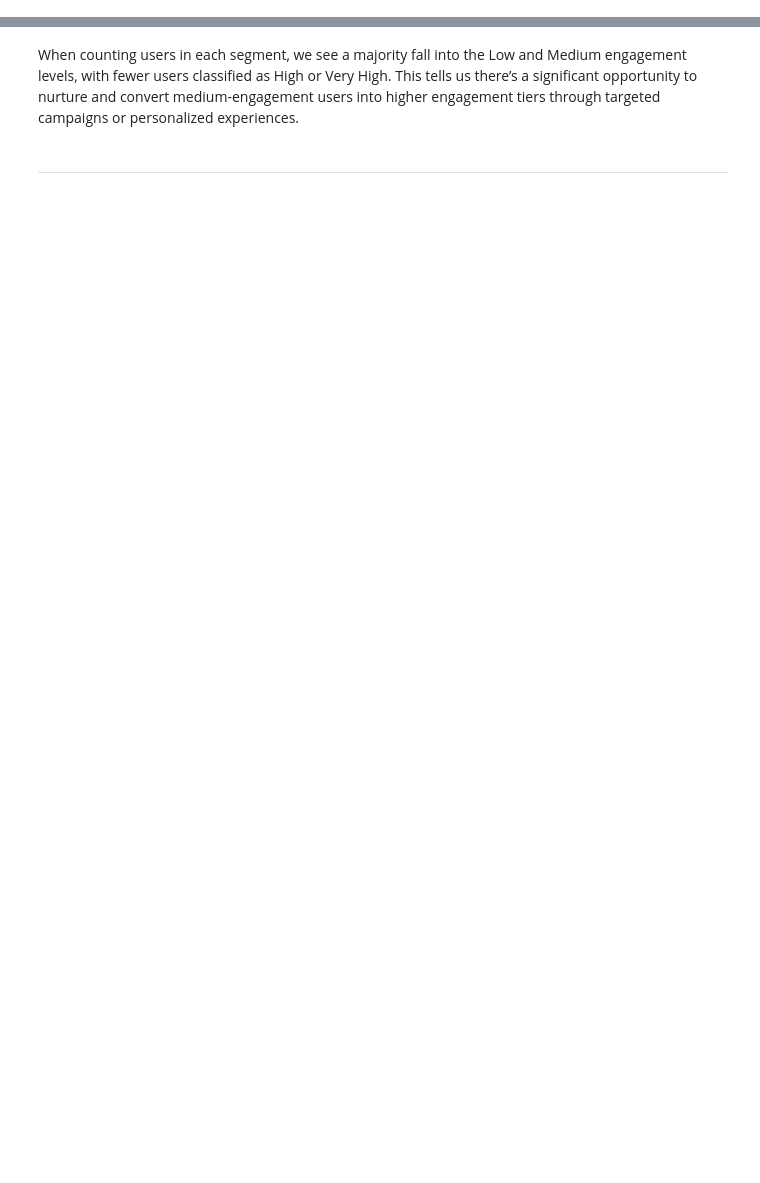
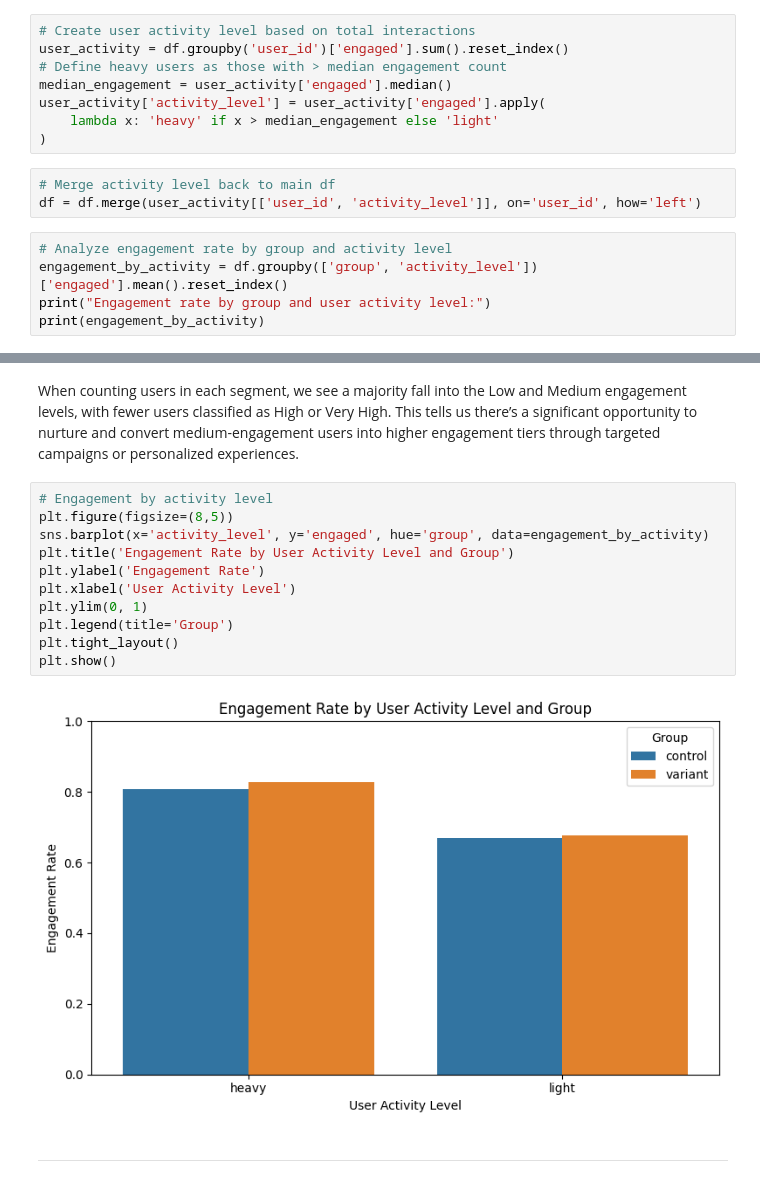
Before and after one commit to surpiya19/feedRanking, a Jupyter notebook: notebooks/user_level_engagement.ipynb, the cells around one changed output, grey strips where cells are left out. Drawn from its saved outputs; the diff is of its cells as text; blank space fills up the shorter version.

```diff
--- a/notebooks/user_level_engagement.ipynb
+++ b/notebooks/user_level_engagement.ipynb
@@ -63,3 +63,19 @@ Medium       6672
 High         3095
 Very High       0
 Name: count, dtype: int64
+# %%
+# Create user activity level based on total interactions
+user_activity = df.groupby('user_id')['engaged'].sum().reset_index()
+# Define heavy users as those with > median engagement count
+median_engagement = user_activity['engaged'].median()
+user_activity['activity_level'] = user_activity['engaged'].apply(
+    lambda x: 'heavy' if x > median_engagement else 'light'
+)
+# %%
+# Merge activity level back to main df
+df = df.merge(user_activity[['user_id', 'activity_level']], on='user_id', how='left')
+# %%
+# Analyze engagement rate by group and activity level
+engagement_by_activity = df.groupby(['group', 'activity_level'])['engaged'].mean().reset_index()
+print("Engagement rate by group and user activity level:")
+print(engagement_by_activity)
@@ -66,4 +117,17 @@ Name: count, dtype: int64
 # %% [markdown]
 When counting users in each segment, we see a majority fall into the Low and Medium engagement levels, with fewer users classified as High or Very High. This tells us there’s a significant opportunity to nurture and convert medium-engagement users into higher engagement tiers through targeted campaigns or personalized experiences.
+# %%
+# Engagement by activity level
+plt.figure(figsize=(8,5))
+sns.barplot(x='activity_level', y='engaged', hue='group', data=engagement_by_activity)
+plt.title('Engagement Rate by User Activity Level and Group')
+plt.ylabel('Engagement Rate')
+plt.xlabel('User Activity Level')
+plt.ylim(0, 1)
+plt.legend(title='Group')
+plt.tight_layout()
+plt.show()
+# %% [output]
+[figure, added]
 # %% [markdown]
 _____________
```
Also changed, not shown: parts of 9 cells of this notebook, 1 other file.
